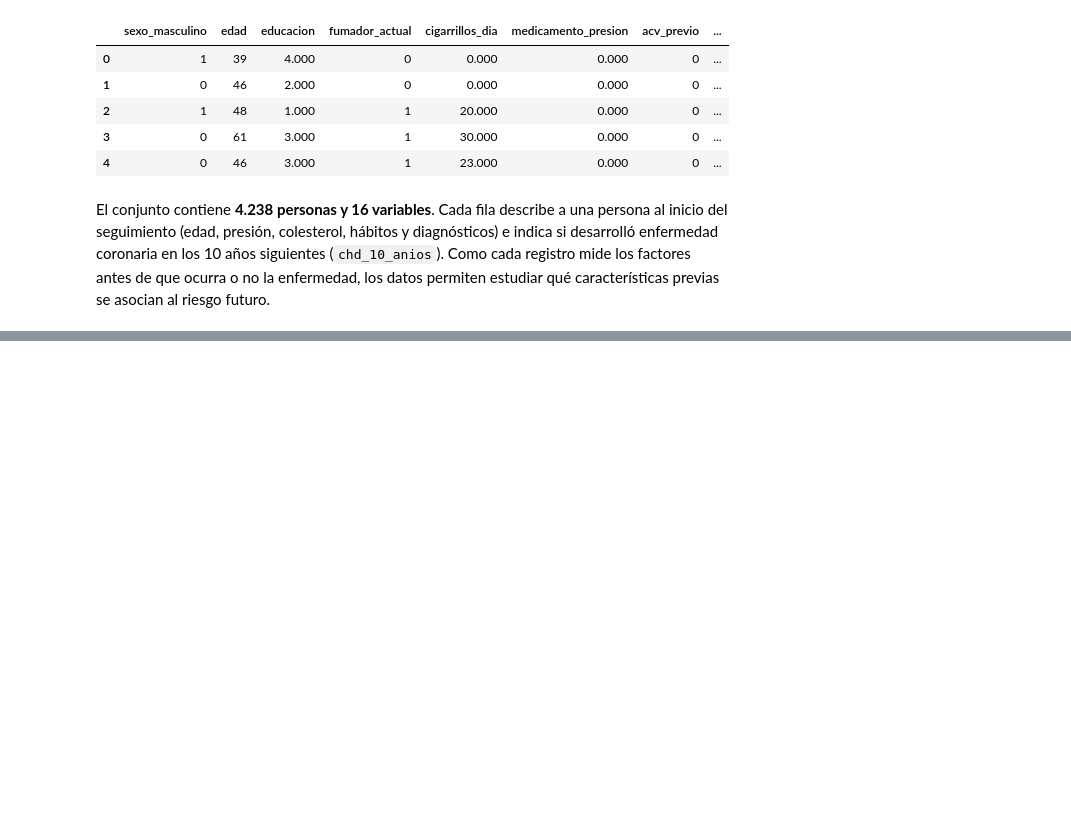
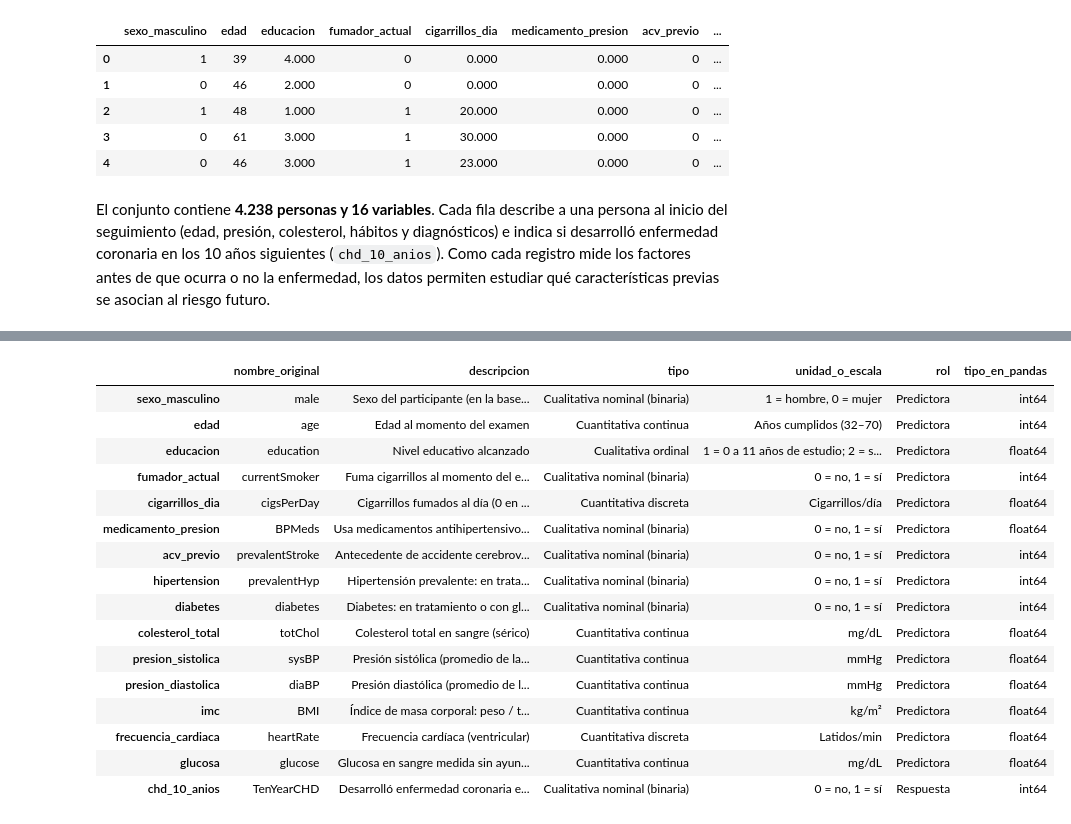
Before and after one commit to christopherulloarojas/grupo1-framingham-mcdi501, a Jupyter notebook: Sumativa1_Framingham_Codigo.ipynb, the cells around one changed output, grey strips where cells are left out. Drawn from its saved outputs; the diff is of its cells as text; code cells hidden in the pictures; blank space fills up the shorter version.

```diff
--- a/Sumativa1_Framingham_Codigo.ipynb
+++ b/Sumativa1_Framingham_Codigo.ipynb
@@ -154,0 +191,69 @@ permiten estudiar qué características previas se asocian al riesgo futuro.
+# %%
+VARIABLES_NUMERICAS = ["edad", "cigarrillos_dia", "colesterol_total", "presion_sistolica",
+                       "presion_diastolica", "imc", "frecuencia_cardiaca", "glucosa"]
+VARIABLES_BINARIAS = ["sexo_masculino", "fumador_actual", "medicamento_presion",
+                      "acv_previo", "hipertension", "diabetes"]
+VARIABLES_ORDINALES = ["educacion"]
+VARIABLE_OBJETIVO = "chd_10_anios"
+VARIABLES_CATEGORICAS = VARIABLES_BINARIAS + VARIABLES_ORDINALES
+
+assert set(VARIABLES_NUMERICAS + VARIABLES_CATEGORICAS + [VARIABLE_OBJETIVO]) == set(datos.columns)
+
+# Tabla 1. Diccionario de las variables (fuente: documentación NHLBI y ficha de Kaggle)
+# Cada entrada: (descripción, tipo estadístico, unidad o escala)
+DICCIONARIO = {
+    "sexo_masculino": ("Sexo del participante (en la base original 1 = hombre, 2 = mujer; recodificado a 1/0)",
+                       "Cualitativa nominal (binaria)", "1 = hombre, 0 = mujer"),
+    "edad": ("Edad al momento del examen", "Cuantitativa continua", "Años cumplidos (32–70)"),
+    "educacion": ("Nivel educativo alcanzado", "Cualitativa ordinal",
+                  "1 = 0 a 11 años de estudio; 2 = secundaria completa o GED; "
+                  "3 = estudios superiores incompletos o formación técnica; 4 = título universitario o más"),
+    "fumador_actual": ("Fuma cigarrillos al momento del examen", "Cualitativa nominal (binaria)", "0 = no, 1 = sí"),
+    "cigarrillos_dia": ("Cigarrillos fumados al día (0 en no fumadores)", "Cuantitativa discreta", "Cigarrillos/día"),
+    "medicamento_presion": ("Usa medicamentos antihipertensivos al momento del examen",
+                            "Cualitativa nominal (binaria)", "0 = no, 1 = sí"),
+    "acv_previo": ("Antecedente de accidente cerebrovascular", "Cualitativa nominal (binaria)", "0 = no, 1 = sí"),
+    "hipertension": ("Hipertensión prevalente: en tratamiento, o con PAS ≥ 140 o PAD ≥ 90 mmHg en un segundo examen",
+                     "Cualitativa nominal (binaria)", "0 = no, 1 = sí"),
+    "diabetes": ("Diabetes: en tratamiento o con glucosa casual ≥ 200 mg/dL",
+                 "Cualitativa nominal (binaria)", "0 = no, 1 = sí"),
+    "colesterol_total": ("Colesterol total en sangre (sérico)", "Cuantitativa continua", "mg/dL"),
+    "presion_sistolica": ("Presión sistólica (promedio de las dos últimas de tres mediciones)",
+                          "Cuantitativa continua", "mmHg"),
+    "presion_diastolica": ("Presión diastólica (promedio de las dos últimas de tres mediciones)",
+                           "Cuantitativa continua", "mmHg"),
+    "imc": ("Índice de masa corporal: peso / talla²", "Cuantitativa continua", "kg/m²"),
+    "frecuencia_cardiaca": ("Frecuencia cardíaca (ventricular)", "Cuantitativa discreta", "Latidos/min"),
+    "glucosa": ("Glucosa en sangre medida sin ayuno (casual)", "Cuantitativa continua", "mg/dL"),
+    "chd_10_anios": ("Desarrolló enfermedad coronaria en los 10 años siguientes al examen",
+                     "Cualitativa nominal (binaria)", "0 = no, 1 = sí"),
+}
+assert set(DICCIONARIO) == set(datos.columns), "El diccionario no cubre todas las variables"
+
+diccionario_variables = pd.DataFrame.from_dict(
+    DICCIONARIO, orient="index", columns=["descripcion", "tipo", "unidad_o_escala"]
+).loc[datos.columns]
+diccionario_variables.insert(0, "nombre_original",
+                             {nuevo: original for original, nuevo in NOMBRES_EN_ESPANOL.items()})
+diccionario_variables["rol"] = np.where(diccionario_variables.index == VARIABLE_OBJETIVO, "Respuesta", "Predictora")
+diccionario_variables["tipo_en_pandas"] = datos.dtypes.astype(str)
+guardar_tabla(diccionario_variables, "tabla_01_diccionario")
+diccionario_variables
+# %% [output]
+|  | nombre_original | descripcion | tipo | unidad_o_escala | rol | tipo_en_pandas |
+| sexo_masculino | male | Sexo del participante (en la base... | Cualitativa nominal (binaria) | 1 = hombre, 0 = mujer | Predictora | int64 |
+| edad | age | Edad al momento del examen | Cuantitativa continua | Años cumplidos (32–70) | Predictora | int64 |
+| educacion | education | Nivel educativo alcanzado | Cualitativa ordinal | 1 = 0 a 11 años de estudio; 2 = s... | Predictora | float64 |
+| fumador_actual | currentSmoker | Fuma cigarrillos al momento del e... | Cualitativa nominal (binaria) | 0 = no, 1 = sí | Predictora | int64 |
+| cigarrillos_dia | cigsPerDay | Cigarrillos fumados al día (0 en ... | Cuantitativa discreta | Cigarrillos/día | Predictora | float64 |
+| medicamento_presion | BPMeds | Usa medicamentos antihipertensivo... | Cualitativa nominal (binaria) | 0 = no, 1 = sí | Predictora | float64 |
+| acv_previo | prevalentStroke | Antecedente de accidente cerebrov... | Cualitativa nominal (binaria) | 0 = no, 1 = sí | Predictora | int64 |
+| hipertension | prevalentHyp | Hipertensión prevalente: en trata... | Cualitativa nominal (binaria) | 0 = no, 1 = sí | Predictora | int64 |
+| diabetes | diabetes | Diabetes: en tratamiento o con gl... | Cualitativa nominal (binaria) | 0 = no, 1 = sí | Predictora | int64 |
+| colesterol_total | totChol | Colesterol total en sangre (sérico) | Cuantitativa continua | mg/dL | Predictora | float64 |
+| presion_sistolica | sysBP | Presión sistólica (promedio de la... | Cuantitativa continua | mmHg | Predictora | float64 |
+| presion_diastolica | diaBP | Presión diastólica (promedio de l... | Cuantitativa continua | mmHg | Predictora | float64 |
+| imc | BMI | Índice de masa corporal: peso / t... | Cuantitativa continua | kg/m² | Predictora | float64 |
+| frecuencia_cardiaca | heartRate | Frecuencia cardíaca (ventricular) | Cuantitativa discreta | Latidos/min | Predictora | float64 |
+| glucosa | glucose | Glucosa en sangre medida sin ayun... | Cuantitativa continua | mg/dL | Predictora | float64 |
+| chd_10_anios | TenYearCHD | Desarrolló enfermedad coronaria e... | Cualitativa nominal (binaria) | 0 = no, 1 = sí | Respuesta | int64 |
```
Also changed, not shown: parts of 3 cells of this notebook.
